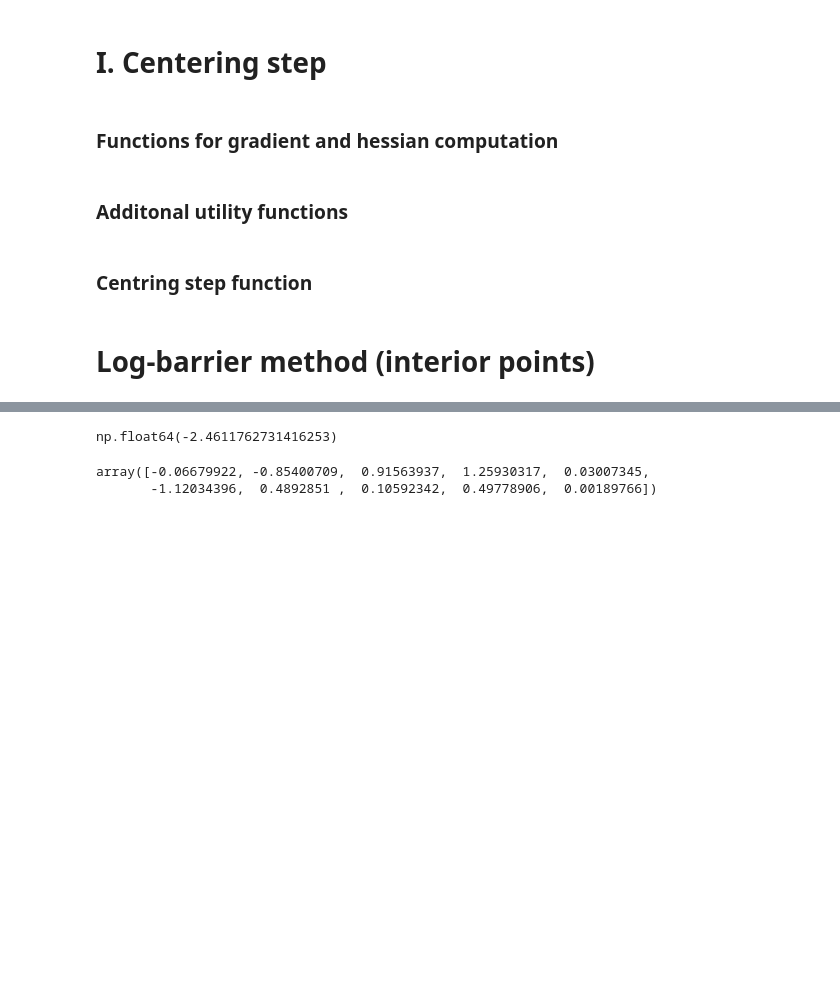
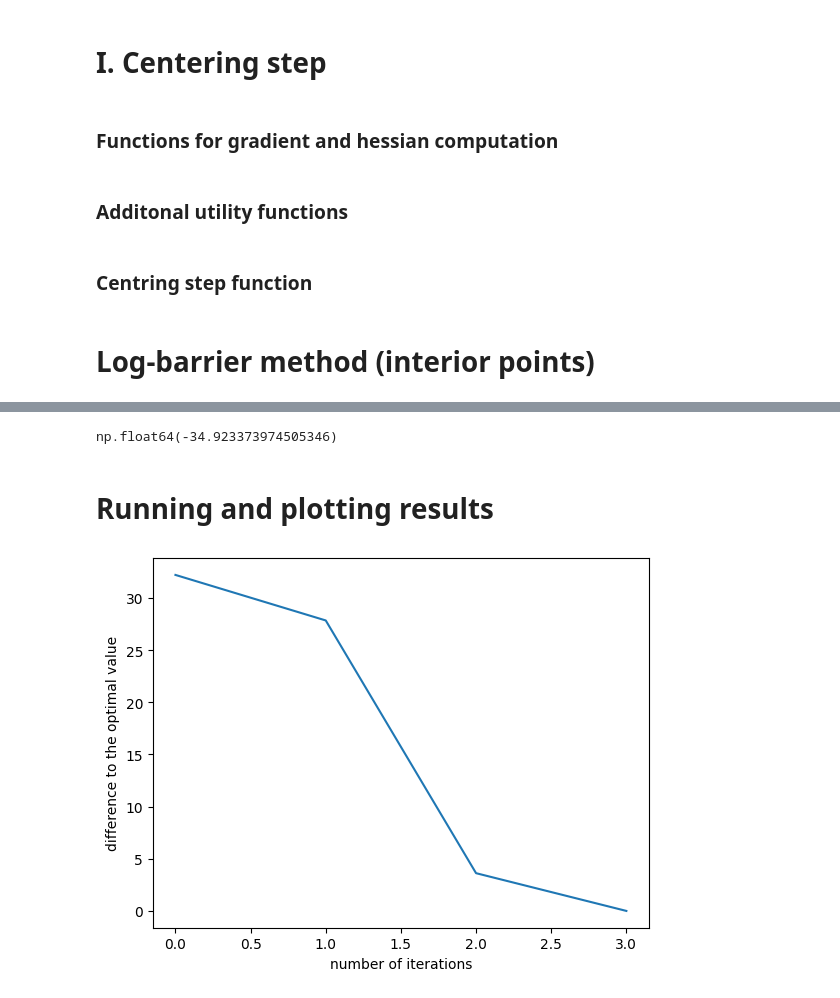
Before and after one commit to T-prog123/MVA_code, a Jupyter notebook: convex_optimisation/code_dm3_convex_optimisation.ipynb, the cells around one changed output, grey strips where cells are left out. Cells and saved outputs as stored; diff of their text form; code cells hidden in the pictures; blank space fills up the shorter version.

Commit message:
added plotting to tp3 of convex optimisation

```diff
--- a/convex_optimisation/code_dm3_convex_optimisation.ipynb
+++ b/convex_optimisation/code_dm3_convex_optimisation.ipynb
@@ -31,6 +31,7 @@ def compute_gradient_ft(t, x, Q, p, A ,b):
 
     return left_side + right_side
 
+
 def compute_hessian_ft(t, x, Q, A, b):
     # t the scalar that charachterises the functionn we are trying to minimise
     # x of dimension (n), the point in which we are evaluating the function
@@ -48,6 +49,16 @@ def compute_hessian_ft(t, x, Q, A, b):
     return left_side + right_side
 
 
+def compute_gradient_ft(t, x, Q, p, A, b):
+    s = b - A @ x                  # shape (m,)
+    return t * (2 * Q @ x + p) + A.T @ (1 / s)
+
+def compute_hessian_ft(t, x, Q, A, b):
+    s = b - A @ x                  # shape (m,)
+    w = 1 / s**2                   # shape (m,)
+    return 2 * t * Q + A.T @ (A * w[:, None])
+
+
 # n = 10
 # m = 4
 # t = 1
@@ -182,12 +166,13 @@ def centering_step(Q, p, A, b, t, v0, eps):
 def centering_step(Q, p, A, b, t, v0, eps):
     v_running = v0
     list_v_points = []
+    count = 0
     while True:
         grad = compute_gradient_ft(t, v_running, Q, p, A ,b)
         hessian = compute_hessian_ft(t, v_running, Q, A, b)
         delta_v = compute_delta_x(grad, hessian)
 
-        if newton_dercrement(grad, delta_v, eps):
+        if newton_dercrement(grad, delta_v, eps) and count > 0:
             break
 
 
@@ -204,6 +189,7 @@ def centering_step(Q, p, A, b, t, v0, eps):
         beta = 0.5
         v_running = backtracking(ft, v_running, delta_v, grad, alpha, beta)
         list_v_points.append(v_running)
+        count += 1
     return list_v_points
 
 # dimensions
@@ -309,12 +316,45 @@ Polishing not needed - no active set detected at optimal point
-# %%
-def f(x, Q, p):
-    return x @ Q @ x + p @ x
-
-f(list_v_barr[-1], Q, p)
-# %% [output]
-np.float64(-2.4611762731416253)
-# %%
-list_v_barr[-1]
-# %% [output]
-array([-0.06679922, -0.85400709,  0.91563937,  1.25930317,  0.03007345,
-       -1.12034396,  0.4892851 ,  0.10592342,  0.49778906,  0.00189766])
+# %%
+
+def f(x, Q, p):
+    return x @ Q @ x + p @ x
+
+f(list_v_barr[-1], Q, p)
+# %% [output]
+np.float64(-34.923373974505346)
+# %% [markdown]
+# Running and plotting results
+# %%
+n = 100
+d = int(1e3)
+
+#LASSO hyperprameter
+lambda_val = 10
+
+# Generating the variables
+Q, p, A, b,v0 = generate_variables(n, d, lambda_val)
+
+# interior points and Newton hyperparametres
+eps_barr = 5
+eps_newton = 5
+mu = 25
+
+list_v_barr = barr_method(Q, p, A, b, v0, eps_barr=eps_barr, eps_newton=eps_newton, mu=mu)
+
+
+
+def plot_results(Q, p, list_v_barr):
+
+    def f(x, Q, p):
+        return x @ Q @ x + p @ x
+
+    f_opt = f(list_v_barr[-1], Q, p)
+    f_diff = [f(v,Q,p) - f_opt for v in list_v_barr]
+
+    plt.plot(range(len(f_diff)), f_diff)
+    plt.xlabel("number of iterations")
+    plt.ylabel("difference to the optimal value")
+
+
+plot_results(Q, p, list_v_barr)
+# %% [output]
+[figure, added]
```
Also changed, not shown: parts of 8 cells of this notebook.
